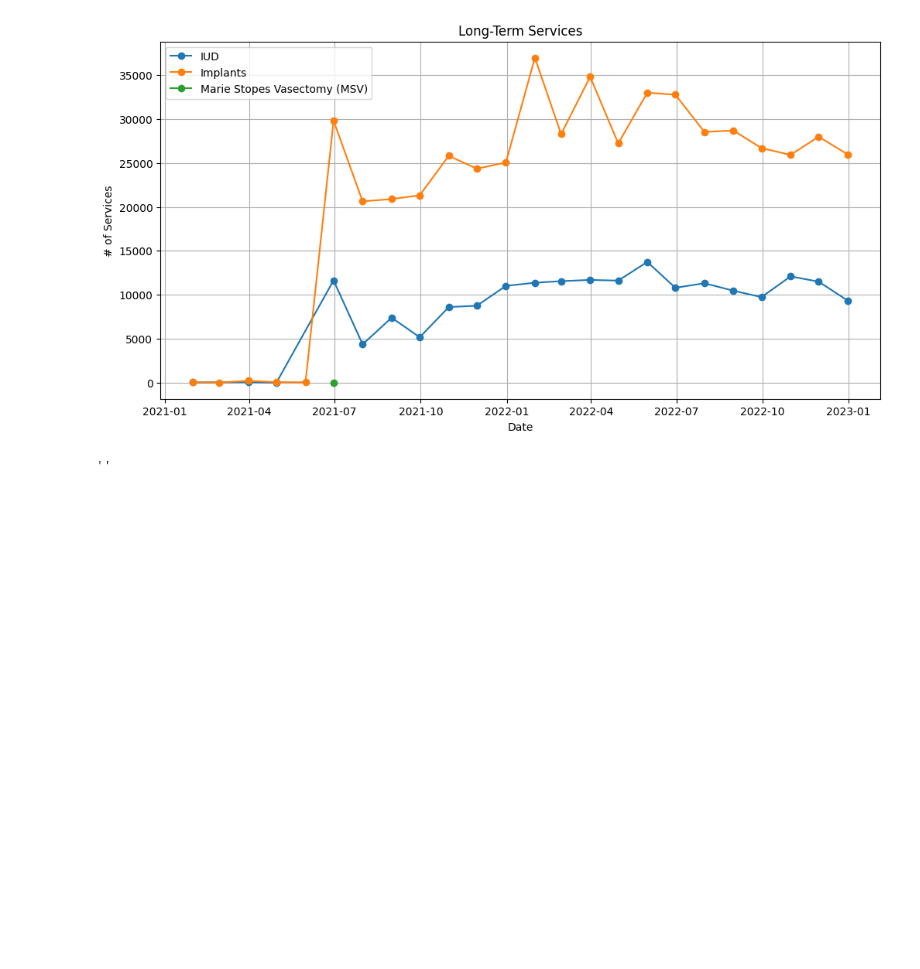
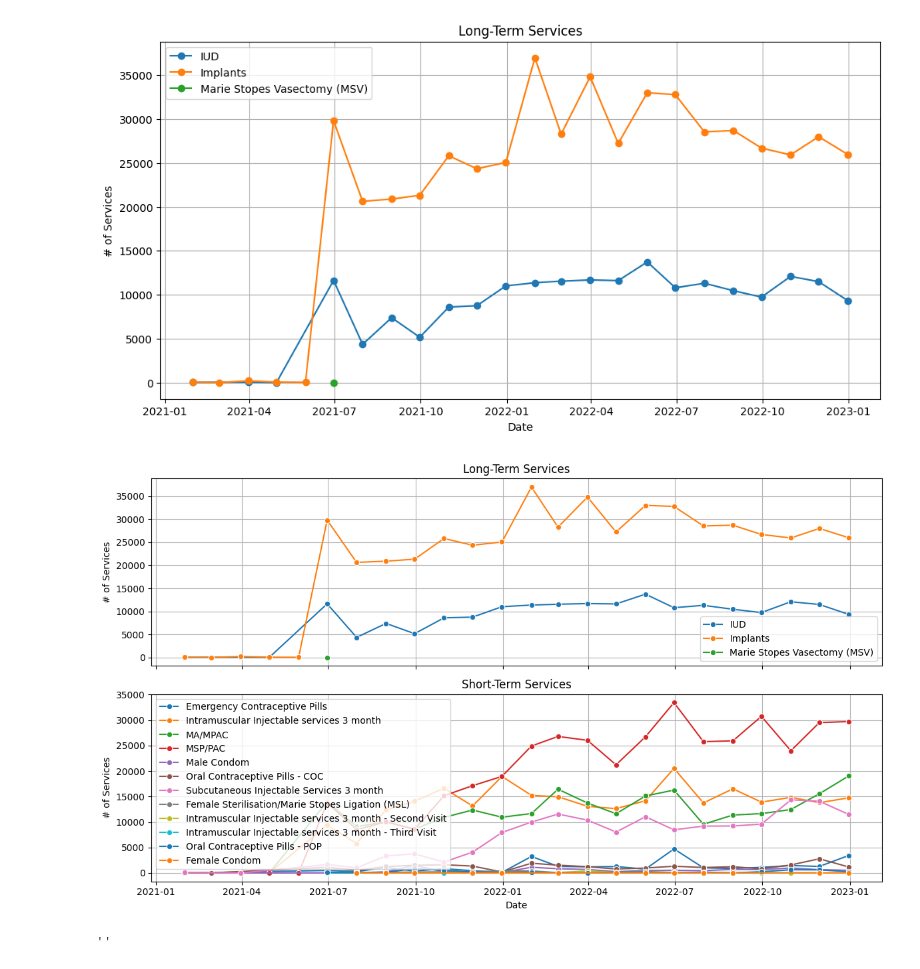
Before and after one commit to KD2029/Data_Analytics_Report-, a Jupyter notebook: code/Untitled.ipynb, the cells around one changed output. Cells and saved outputs as stored; diff of their text form; code cells hidden in the pictures; blank space fills up the shorter version.

```diff
--- a/code/Untitled.ipynb
+++ b/code/Untitled.ipynb
@@ -652,6 +622,52 @@ plt.grid(True)
 plt.show()
 # %% [output]
 [figure]
+# %%
+import matplotlib.pyplot as plt
+import pandas as pd
+import seaborn as sns
+
+# Filter the data for long-term and short-term services
+long_term_services = long_term_df['Service'].unique()
+short_term_services = short_term_df['Service'].unique()
+
+# Create subplots for long-term and short-term services
+fig, axes = plt.subplots(2, 1, figsize=(12, 7), sharex=True)
+
+# Loop through each unique long-term service and plot on the first subplot
+for service in long_term_services:
+    service_data = long_term_df[long_term_df['Service'] == service]
+
+    # Plot the service data on the first subplot
+    sns.lineplot(data=service_data, x='Date', y='service_count', ax=axes[0], label=service, marker='o')
+
+# Customize the first subplot
+axes[0].set_ylabel('# of Services')
+axes[0].set_title('Long-Term Services')
+axes[0].legend()
+axes[0].grid(True)
+
+# Loop through each unique short-term service and plot on the second subplot
+for service in short_term_services:
+    service_data = short_term_df[short_term_df['Service'] == service]
+
+    # Plot the service data on the second subplot
+    sns.lineplot(data=service_data, x='Date', y='service_count', ax=axes[1], label=service, marker='o')
+
+# Customize the second subplot
+axes[1].set_xlabel('Date')
+axes[1].set_ylabel('# of Services')
+axes[1].set_title('Short-Term Services')
+axes[1].legend()
+axes[1].grid(True)
+
+# Adjust layout
+plt.tight_layout()
+
+# Show the combined plot
+plt.show()
+# %% [output]
+[figure, added]
 # %%
 from fpdf import FPDF
 
```
Also changed, not shown: parts of 2 cells of this notebook.
